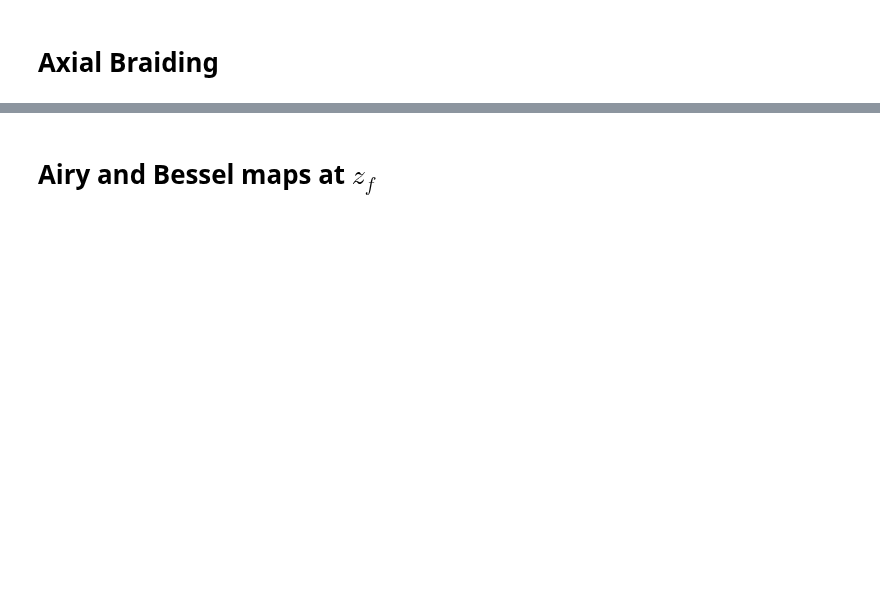
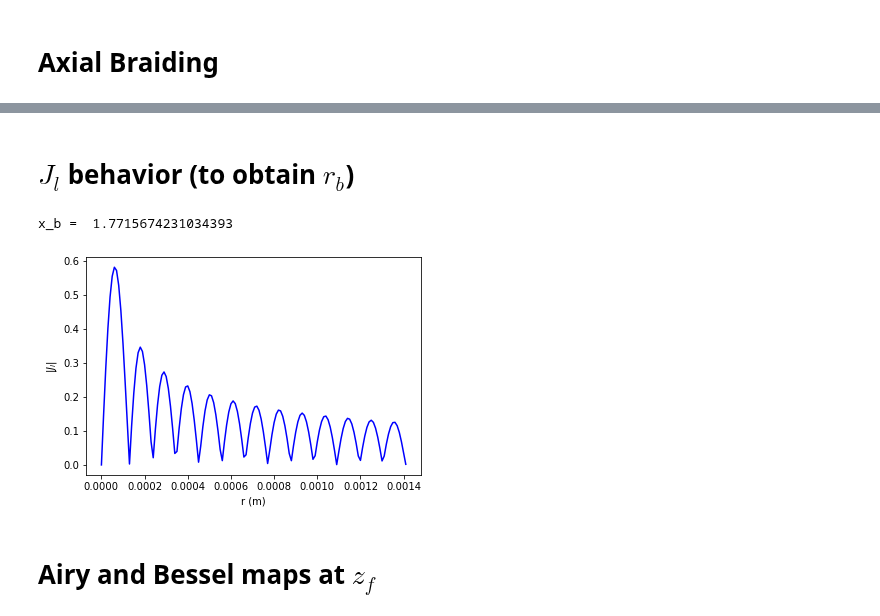
Before and after one commit to jabacousnac/Grier-Lab-Code, a Jupyter notebook: Axial_braiding.ipynb, the cells around one changed output, grey strips where cells are left out. Drawn from its saved outputs; the diff is of its cells as text; code cells hidden in the pictures; blank space fills up the shorter version.

```diff
--- a/Axial_braiding.ipynb
+++ b/Axial_braiding.ipynb
@@ -152,3 +170,21 @@ def bessel_airy(x,y,z):
+# %% [markdown]
+# $J_{l}$ behavior (to obtain $r_b$)
+# %%
+l = 1
+theta = 5*10**-3
+jl_list = []
+rmin, rmax, dr = 0.0, np.sqrt(2)*10**-3, 10**-5
+rlist = np.arange(rmin, rmax, dr)
+jl_list = [abs(sp.jv(l, k_0*np.sin(theta) * r)) for r in rlist]
+index = [q for q, value in enumerate(jl_list) if value == max(jl_list)]
+print('x_b = ', (rmin + index[0]*dr)*k_0*np.sin(theta)) #x_b = r_b*k_0*sin(theta)
+plt.plot(rlist, jl_list, 'b-')
+plt.xlabel('r (m)')
+plt.ylabel('$|J_{l}|$')
+plt.show()
+# %% [output]
+x_b =  1.7715674231034393
+[figure, added]
 # %% [markdown]
 # Airy and Bessel maps at $z_{f}$
 # %%
```
Also changed, not shown: parts of 8 cells of this notebook.
